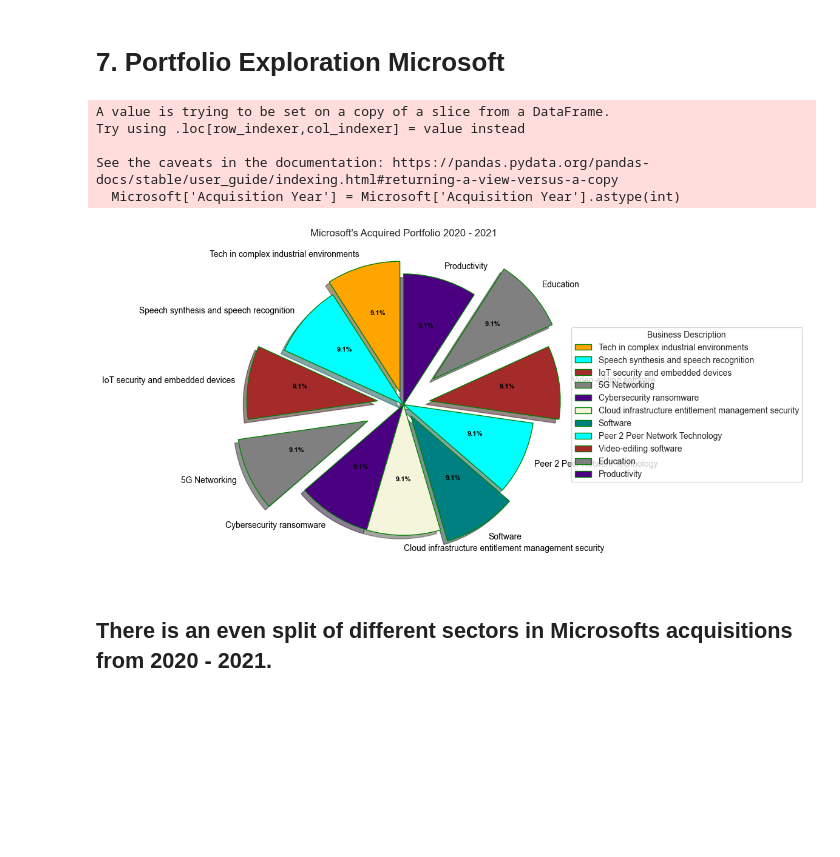
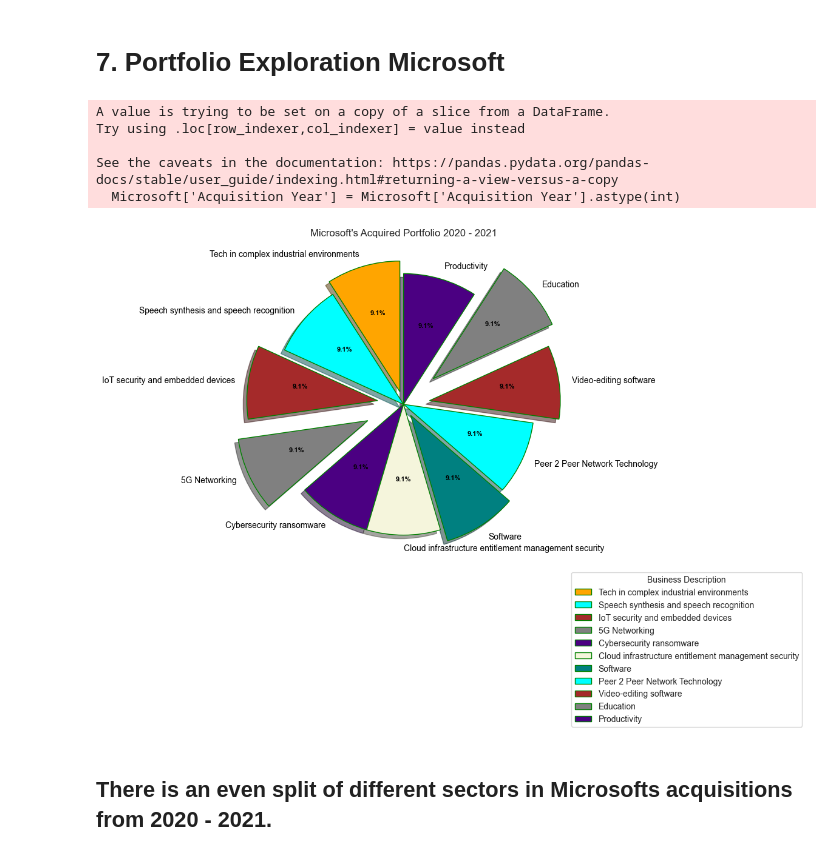
Before and after one commit to build-summer-2024/async-orange-Roberto_Echeverria-final-project, a Jupyter notebook: Data_Exploration.ipynb, the cells around one changed output. Cells and saved outputs as stored; diff of their text form; code cells hidden in the pictures; blank space fills up the shorter version.

Commit message:
MORE GRAPH FIXES

```diff
--- a/Data_Exploration.ipynb
+++ b/Data_Exploration.ipynb
@@ -388,35 +388,35 @@ def func(pct, allvalues):
 
 
 # Creating plot
 fig, ax = plt.subplots(figsize=(10, 7))
 wedges, texts, autotexts = ax.pie(data,
                                   autopct=lambda pct: func(pct, data),
                                   explode=explode,
                                   labels=sector,
                                   shadow=True,
                                   colors=colors,
                                   startangle=90,
                                   wedgeprops=wp,
                                   textprops=dict(color="black"))
 
 # Adding legend
 ax.legend(wedges, sector,
           title="Business Description",
           loc="center left",
-          bbox_to_anchor=(1, 0, 0.5, 1))
+          bbox_to_anchor=(1, -.30, 0.1, 0.1))
 
 plt.setp(autotexts, size=8, weight="bold")
 ax.set_title("Microsoft's Acquired Portfolio 2020 - 2021")
 
 # show plot
 plt.show()
 # %% [output]
 A value is trying to be set on a copy of a slice from a DataFrame.
 Try using .loc[row_indexer,col_indexer] = value instead
 
 See the caveats in the documentation: https://pandas.pydata.org/pandas-docs/stable/user_guide/indexing.html#returning-a-view-versus-a-copy
   Microsoft['Acquisition Year'] = Microsoft['Acquisition Year'].astype(int)
-[figure, old version]
+[figure, new version]
 # %% [markdown]
 ## There is an even split of different sectors in Microsofts acquisitions from 2020 - 2021.
 # %% [markdown]
```
Also changed, not shown: parts of 2 cells of this notebook.
